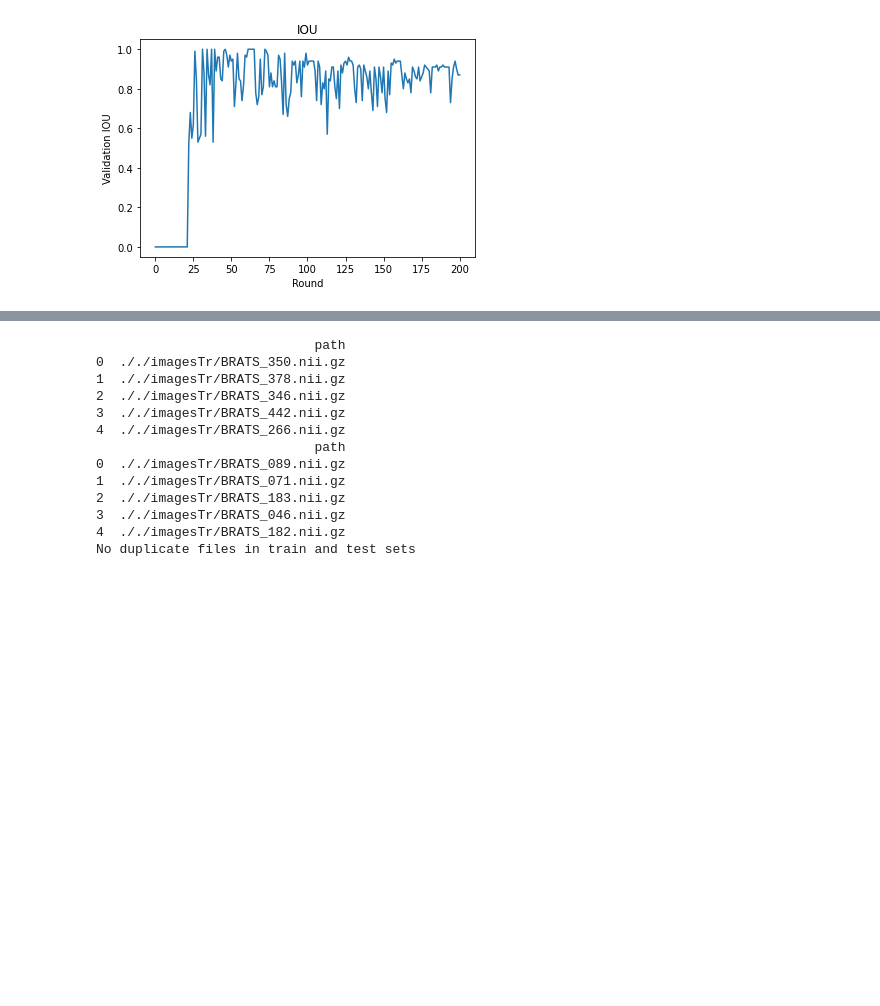
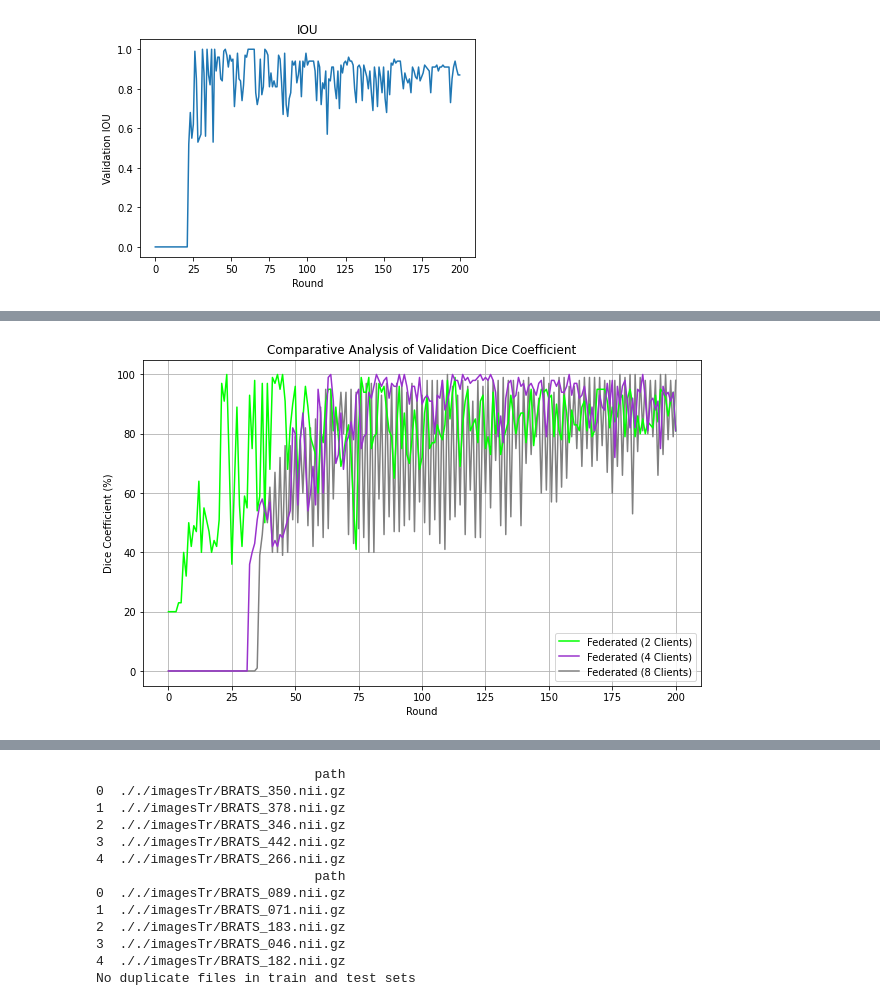
Before and after one commit to jeremyscodes/Training-a-U-Net-Model-for-Brain-Tumour-Segmentation-Using-Federated-Learning, a Jupyter notebook: Flower_New_Adapted_Flwr_1_5/final_plots_generator.ipynb, the cells around one changed output, grey strips where cells are left out. Drawn from its saved outputs; the diff is of its cells as text; code cells hidden in the pictures; blank space fills up the shorter version.

```diff
--- a/Flower_New_Adapted_Flwr_1_5/final_plots_generator.ipynb
+++ b/Flower_New_Adapted_Flwr_1_5/final_plots_generator.ipynb
@@ -62,0 +14,94 @@ plot_metric_from_npy(central_loss_path, 2, "Loss")
+# %%
+main = '..\\..\\My_Results\\'
+cen_dir = 'Centralized_U-Net\\Final_Unet_Res\\raw_data'
+fl_dir = 'Federated_U-Net\\'
+dir2 = '2_Clients_Full_train\\raw_data'
+dir4 = '4_Clients_Full_train\\raw_data'
+dir_8 = '8_Clients_Full_train\\raw_data'
+
+import matplotlib.pyplot as plt
+import numpy as np
+
+
+import numpy as np
+import matplotlib.pyplot as plt
+
+
+def plot_metrics_from_npys(metric_name, legend_names, colors, *file_paths, y_min=None,central=False):
+    if len(legend_names) != len(file_paths) or len(colors) != len(file_paths):
+        raise ValueError("The number of legend names and colors must match the number of numpy arrays.")
+
+    plt.figure(figsize=(10, 6))
+
+    # Plot the last model's metrics first
+    data_last = np.load(file_paths[-1], allow_pickle=True)
+    rounds_last = [entry[0] for entry in data_last]
+    metric_last = [100.0 * entry[1] if metric_name != 'Loss' else entry[1] for entry in data_last]
+    line_last, = plt.plot(rounds_last, metric_last, color=colors[-1], label=legend_names[-1])
+
+    # Plot the rest of the models' metrics
+    lines = []
+    for file_path, legend_name, color in zip(file_paths[:-1], legend_names[:-1], colors[:-1]):
+        data = np.load(file_path, allow_pickle=True)
+        rounds = [entry[0] for entry in data]
+
+
+        if 'Centralized Model' == legend_name:
+            if central:
+                #rounds = num elements in data[0]
+                print("Length ",len(data[:,0]))
+                # rounds equals np.arrange 0 to len(data[0])
+                rounds = np.arange(0,len(data[:,0]))
+
+                metric_train = [100.0 * value  if metric_name != 'Loss' else value for value in data[:, 0]]
+                metric_val = [100.0 * value  if metric_name != 'Loss' else value for value in data[:, 1]]
+                line_train, = plt.plot(rounds, metric_train, color="orange", label=legend_name + ' (Train)')
+                line_val, = plt.plot(rounds, metric_val, color="blue", label=legend_name + ' (Validation)')
+                lines.extend([line_train, line_val])
+        else:
+            metric = [100.0 * entry[1] if metric_name != 'Loss' else entry[1] for entry in data]
+            line, = plt.plot(rounds, metric, color=color, label=legend_name)  # using color_train just for simplicity
+            lines.append(line)
+    if y_min is not None:
+        current_ylim = plt.ylim()
+        plt.ylim(y_min, current_ylim[1])
+    plt.grid()
+    if metric_name == 'Loss':
+        plt.ylabel(metric_name)
+    else:
+        plt.ylabel(metric_name + " (%)")
+    plt.xlabel("Round")
+    plt.title(f"Comparative Analysis of Validation {metric_name}")
+
+    # Manually specify the order of legend entries
+    plt.legend(handles=lines + [line_last])  # append the last model's handle to the end
+    # plt.show()
+    plt.savefig(main+'\\Final_Plots\\Federated_' + metric_name + '.png')
+
+# Usage:
+# legend_names = ['Centralized Model', 'Federated (2 Clients)', 'Federated (4 Clients)', 'Federated (8 Clients)']
+# colors = ['blue', 'red', 'green', 'purple']
+# plot_metrics_from_npys('Accuracy', legend_names, colors, 'path_to_file1.npy', 'path_to_file2.npy', ...)
+
+
+# Usage:
+legend_names = ['Centralized Model', 'Federated (2 Clients)', 'Federated (4 Clients)', 'Federated (8 Clients)']
+colors = ['blue', '#00FF00', '#9932CC', 'grey']
+cen = main + cen_dir + "\\dice_coef.npy"
+
+fl_2 = main + fl_dir + dir2 + "\\M_global_model_DC_2_clients_FedAvg.npy"
+fl_4 = main + fl_dir + dir4 + "\\A_global_model_DC_4_clients_FedAvg.npy"
+fl_8 = main + fl_dir + dir_8 + "\\I_global_model_DC_8_clients_FedAvg.npy"
+plot_metrics_from_npys('Dice Coefficient', legend_names, colors, cen, fl_2, fl_4, fl_8)
+
+
+# # Example usage:
+# plot_metric_from_npy(central_metric_path, 2, "metric Coefficient")
+# path = main_dir + dir2 + "\\P_global_model_softDC_2_clients_FedAvg.npy"
+# plot_metric_from_npy(path, 2, "Seft Dice Coefficient")
+
+
+# central_loss_path = main_dir + dir2 + "\\P_global_model_loss_2_clients_FedAvg.npy"
+# plot_metric_from_npy(central_loss_path, 2, "Loss")
+# %% [output]
+[figure, added]
```
Also changed, not shown: parts of 18 cells of this notebook, 31 other files.
